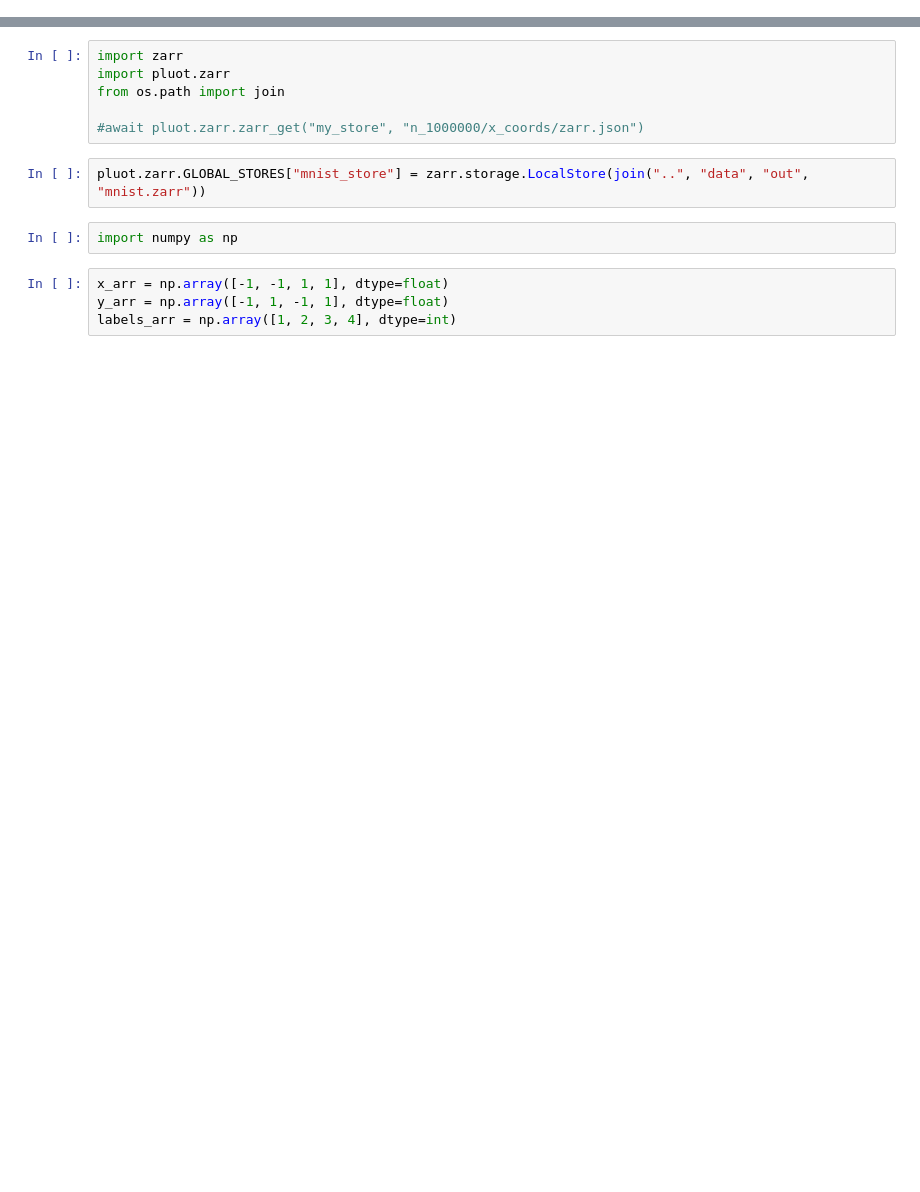
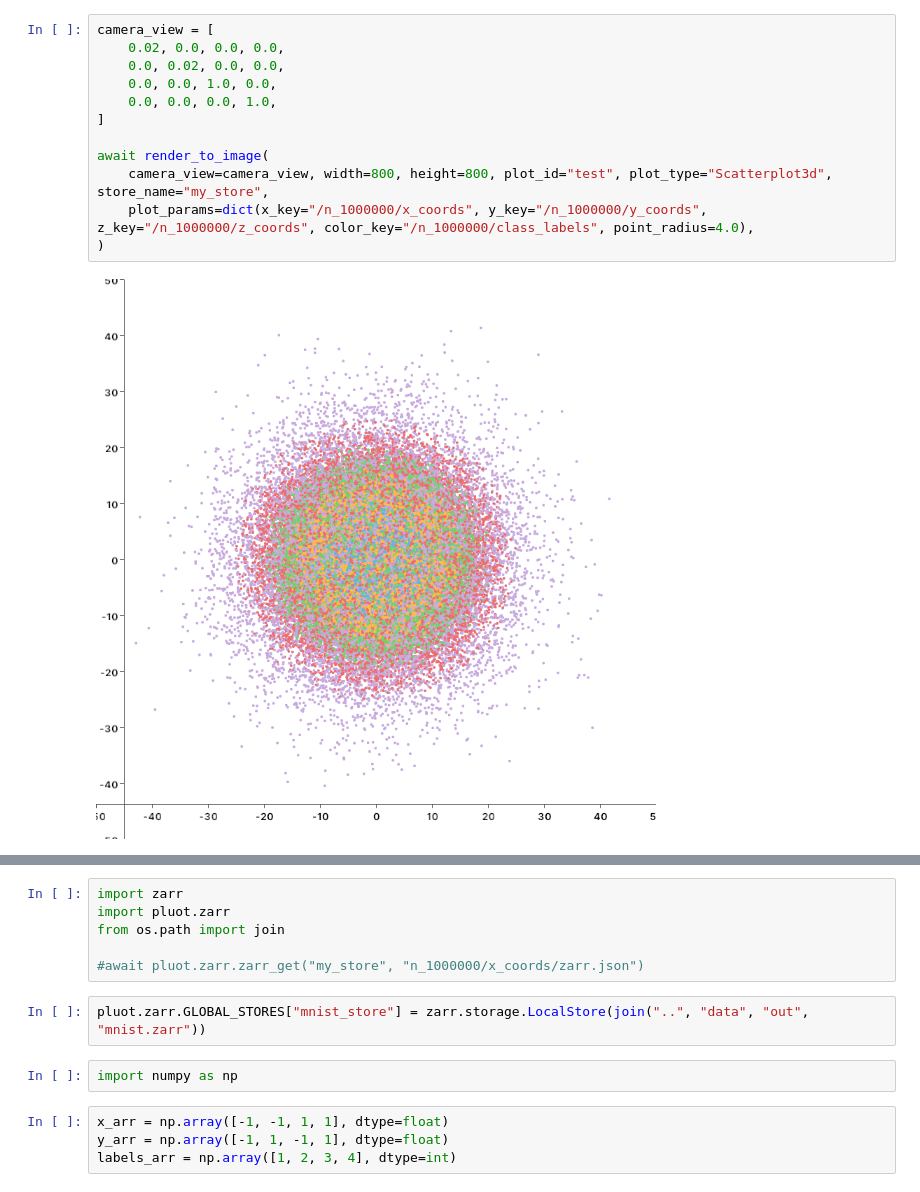
Before and after one commit to keller-mark/pluot, a Jupyter notebook: python-notebooks/triangle.ipynb, the cells around one changed output, grey strips where cells are left out. Cells and saved outputs as stored; diff of their text form; blank space fills up the shorter version.

```diff
--- a/python-notebooks/triangle.ipynb
+++ b/python-notebooks/triangle.ipynb
@@ -23,3 +24,17 @@ await render_to_image(
+# %%
+camera_view = [
+    0.02, 0.0, 0.0, 0.0,
+    0.0, 0.02, 0.0, 0.0,
+    0.0, 0.0, 1.0, 0.0,
+    0.0, 0.0, 0.0, 1.0,
+]
+
+await render_to_image(
+    camera_view=camera_view, width=800, height=800, plot_id="test", plot_type="Scatterplot3d", store_name="my_store",
+    plot_params=dict(x_key="/n_1000000/x_coords", y_key="/n_1000000/y_coords", z_key="/n_1000000/z_coords", color_key="/n_1000000/class_labels", point_radius=4.0),
+)
+# %% [output]
+[figure, added]
 # %%
 camera_view = [
     1.0, 0.0, 0.0, 0.0,
```
Also changed, not shown: parts of 14 cells of this notebook, 1 other file.
